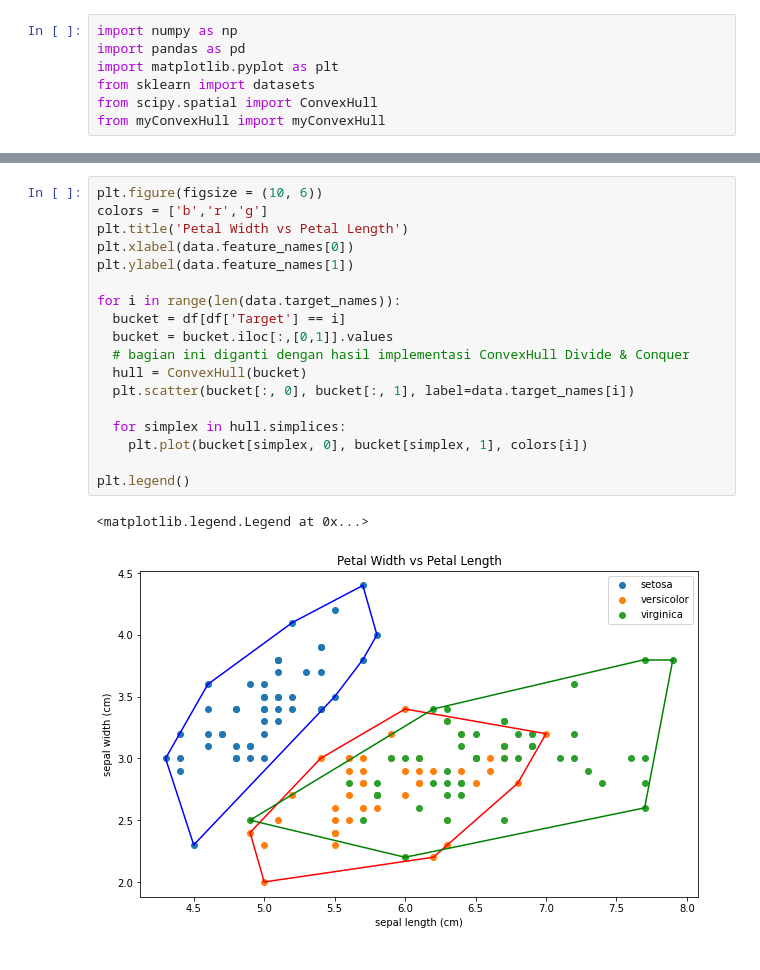
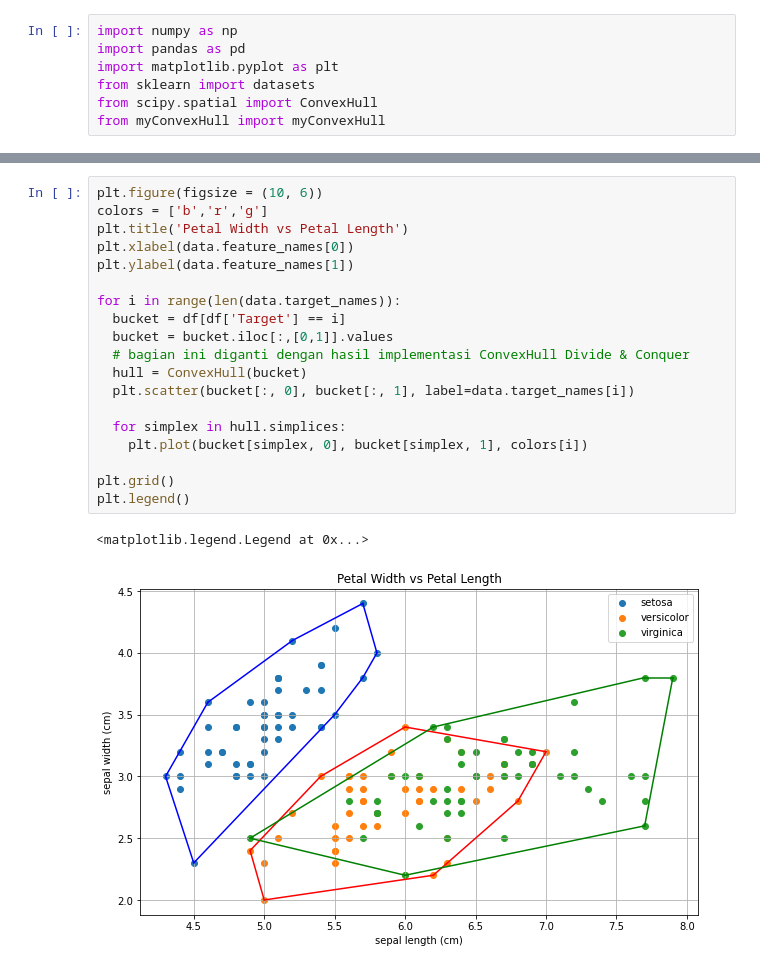
Before and after one commit to jasonk19/Tucil-Stima-2, a Jupyter notebook: src/main.ipynb, the cells around one changed output, grey strips where cells are left out. Drawn from its saved outputs; the diff is of its cells as text.

```diff
--- a/src/main.ipynb
+++ b/src/main.ipynb
@@ -33,21 +33,22 @@ print(df)
 # %%
 plt.figure(figsize = (10, 6))
 colors = ['b','r','g']
 plt.title('Petal Width vs Petal Length')
 plt.xlabel(data.feature_names[0])
 plt.ylabel(data.feature_names[1])
 
 for i in range(len(data.target_names)):
   bucket = df[df['Target'] == i]
   bucket = bucket.iloc[:,[0,1]].values
   # bagian ini diganti dengan hasil implementasi ConvexHull Divide & Conquer
   hull = ConvexHull(bucket)
   plt.scatter(bucket[:, 0], bucket[:, 1], label=data.target_names[i])
 
   for simplex in hull.simplices:
     plt.plot(bucket[simplex, 0], bucket[simplex, 1], colors[i])
 
+plt.grid()
 plt.legend()
 # %% [output]
 <matplotlib.legend.Legend at 0x...>
-[figure, old version]
+[figure, new version]
```
Also changed, not shown: parts of 2 cells of this notebook, 1 other file.
